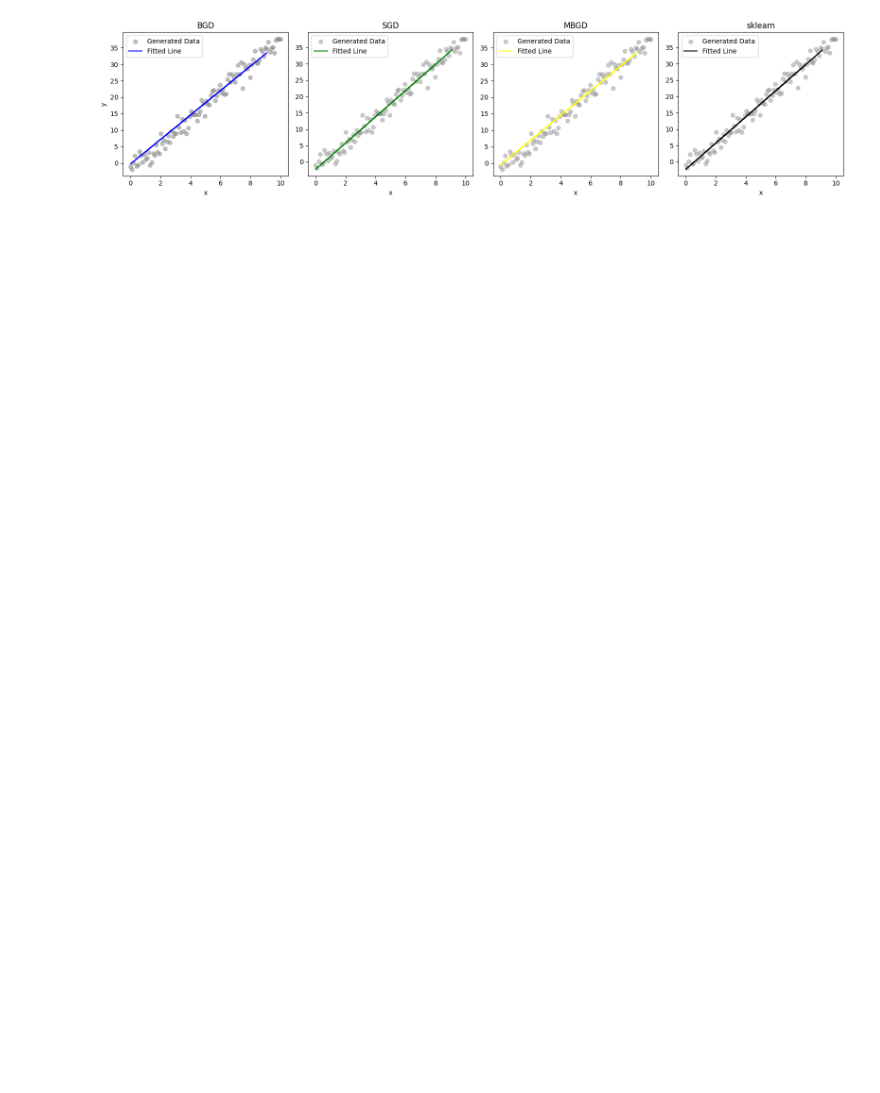
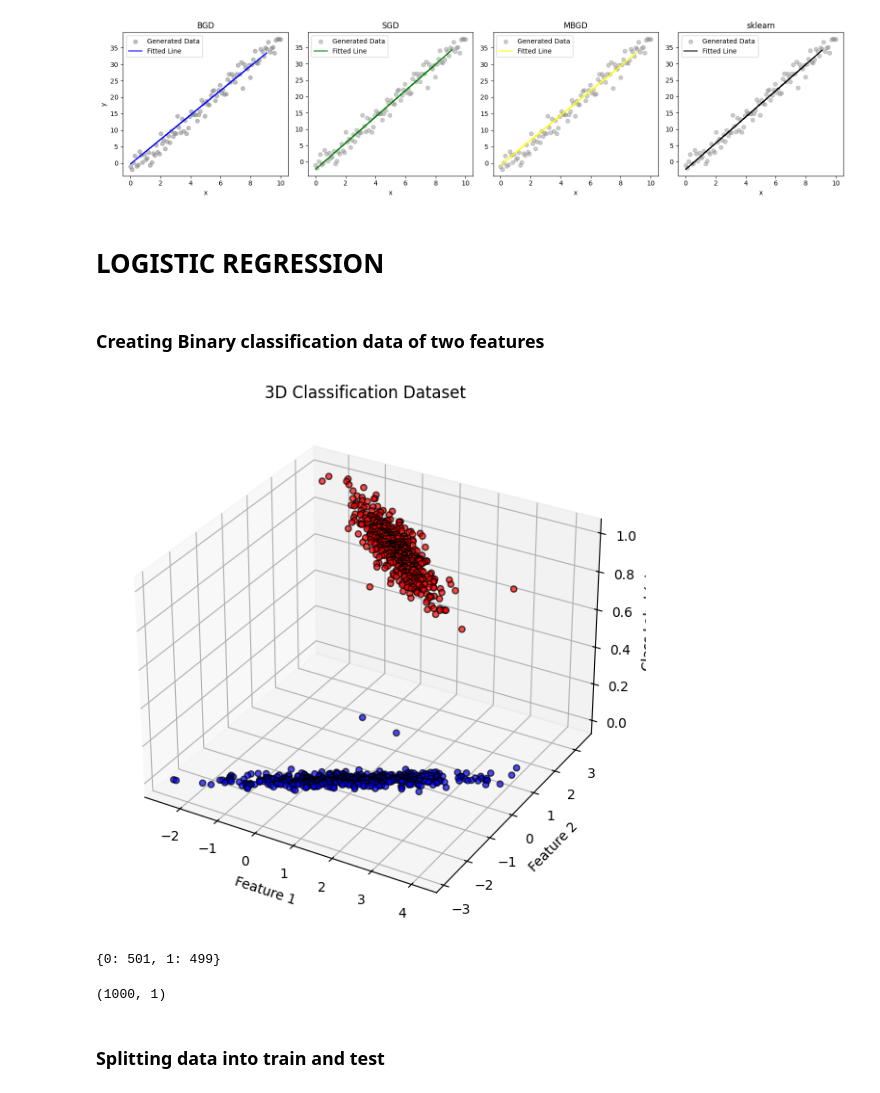
Before and after one commit to omarashraf03/Supervised-Learning, a Jupyter notebook: Task_2/task_2.ipynb, the cells around one changed output. Drawn from its saved outputs; the diff is of its cells as text; code cells hidden in the pictures; blank space fills up the shorter version.

```diff
--- a/Task_2/task_2.ipynb
+++ b/Task_2/task_2.ipynb
@@ -189,3 +167,43 @@ plt.tight_layout()
 plt.show()
 # %% [output]
 [figure]
+# %% [markdown]
+# LOGISTIC REGRESSION
+# %% [markdown]
+### Creating Binary classification data of two features
+# %%
+from sklearn.datasets import make_classification
+import matplotlib.pyplot as plt
+from mpl_toolkits.mplot3d import Axes3D
+import numpy as np
+
+# Generate dataset
+X_class, y_class = make_classification(n_samples=1000,
+                           n_features=2,
+                           n_informative=2,
+                           n_redundant=0,
+                           n_clusters_per_class=1,
+                           random_state=42)
+
+# Create a 3D figure
+fig = plt.figure(figsize=(10, 7))
+ax = fig.add_subplot(111, projection='3d')
+
+# Scatter plot with color based on labels
+ax.scatter(X_class[:, 0], X_class[:, 1], y_class, c=y_class, cmap="bwr", edgecolors="k", alpha=0.7)
+
+# Labels and title
+ax.set_xlabel("Feature 1")
+ax.set_ylabel("Feature 2")
+ax.set_zlabel("Class Label (y)")
+ax.set_title("3D Classification Dataset")
+
+# Show the plot
+plt.show()
+# %% [output]
+[figure, added]
+# %%
+unique, counts = np.unique(y_class, return_counts=True)
+print(dict(zip(unique, counts)))
+# %% [output]
+{0: 501, 1: 499}
@@ -191,0 +212,6 @@ plt.show()
+# %%
+y_class.shape
+# %% [output]
+(1000, 1)
+# %% [markdown]
+### Splitting data into train and test
```
Also changed, not shown: parts of 38 cells of this notebook, 1 other file.
